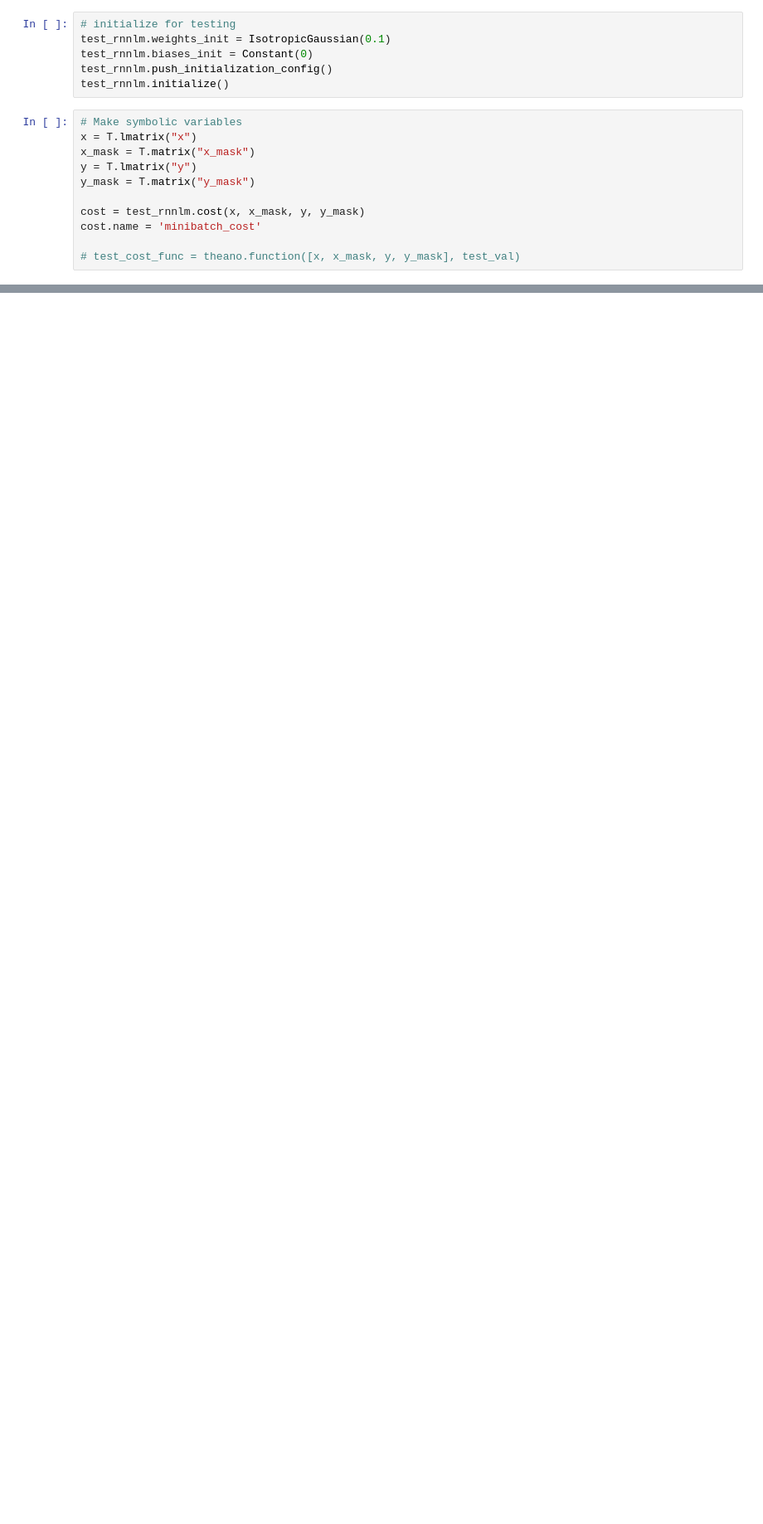
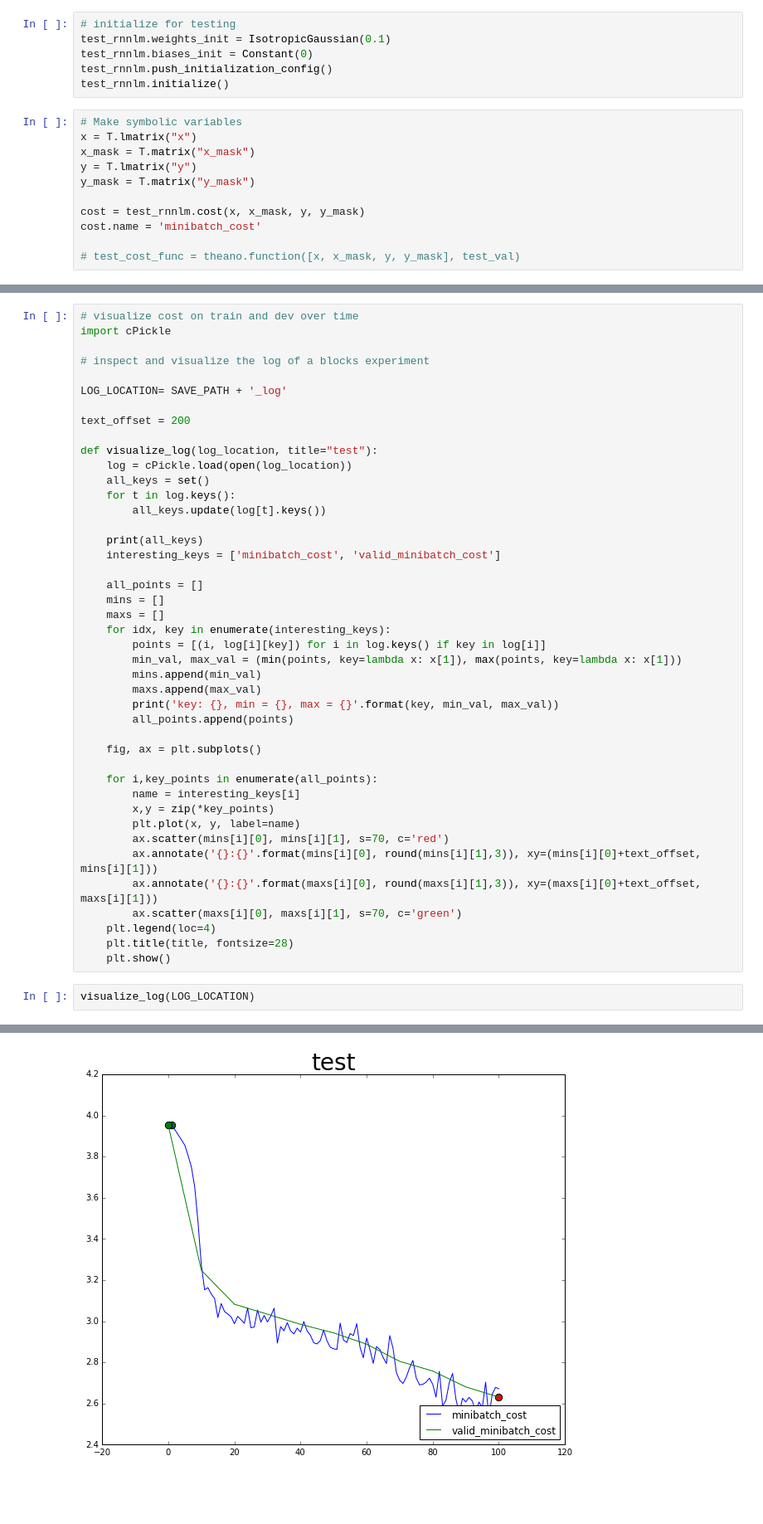
Before and after one commit to dcumachinelearning/character_lms, a Jupyter notebook: theano_char_lm/proto/char_rnnlm_prototype.ipynb, the cells around one changed output, grey strips where cells are left out. Shown: that part at 83% size. Cells and saved outputs as stored; diff of their text form; blank space fills up the shorter version.

```diff
--- a/theano_char_lm/proto/char_rnnlm_prototype.ipynb
+++ b/theano_char_lm/proto/char_rnnlm_prototype.ipynb
@@ -482,0 +621,46 @@ Log records from the iteration 44:
+# %%
+# visualize cost on train and dev over time
+import cPickle
+
+# inspect and visualize the log of a blocks experiment
+
+LOG_LOCATION= SAVE_PATH + '_log'
+
+text_offset = 200
+
+def visualize_log(log_location, title="test"):
+    log = cPickle.load(open(log_location))
+    all_keys = set()
+    for t in log.keys():
+        all_keys.update(log[t].keys())
+
+    print(all_keys)
+    interesting_keys = ['minibatch_cost', 'valid_minibatch_cost']
+
+    all_points = []
+    mins = []
+    maxs = []
+    for idx, key in enumerate(interesting_keys):
+        points = [(i, log[i][key]) for i in log.keys() if key in log[i]]
+        min_val, max_val = (min(points, key=lambda x: x[1]), max(points, key=lambda x: x[1]))
+        mins.append(min_val)
+        maxs.append(max_val)
+        print('key: {}, min = {}, max = {}'.format(key, min_val, max_val))
+        all_points.append(points)
+
+    fig, ax = plt.subplots()
+
+    for i,key_points in enumerate(all_points):
+        name = interesting_keys[i]
+        x,y = zip(*key_points)
+        plt.plot(x, y, label=name)
+        ax.scatter(mins[i][0], mins[i][1], s=70, c='red')
+        ax.annotate('{}:{}'.format(mins[i][0], round(mins[i][1],3)), xy=(mins[i][0]+text_offset, mins[i][1]))
+        ax.annotate('{}:{}'.format(maxs[i][0], round(maxs[i][1],3)), xy=(maxs[i][0]+text_offset, maxs[i][1]))
+        ax.scatter(maxs[i][0], maxs[i][1], s=70, c='green')
+    plt.legend(loc=4)
+    plt.title(title, fontsize=28)
+    plt.show()
+# %%
+visualize_log(LOG_LOCATION)
+# %% [output]
@@ -482,0 +670 @@ Log records from the iteration 44:
+[figure, added]
```
Also changed, not shown: parts of 26 cells of this notebook.
